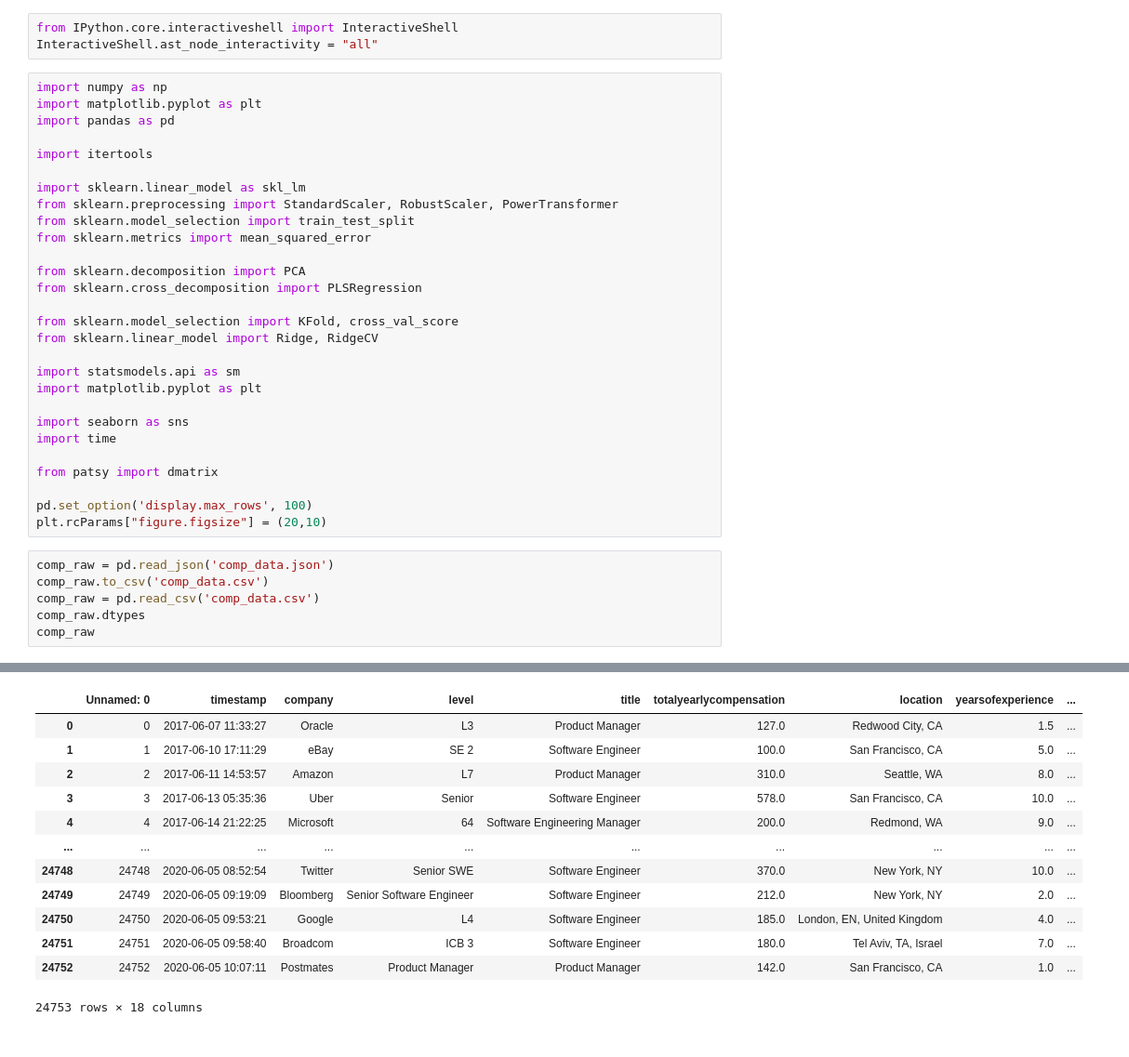
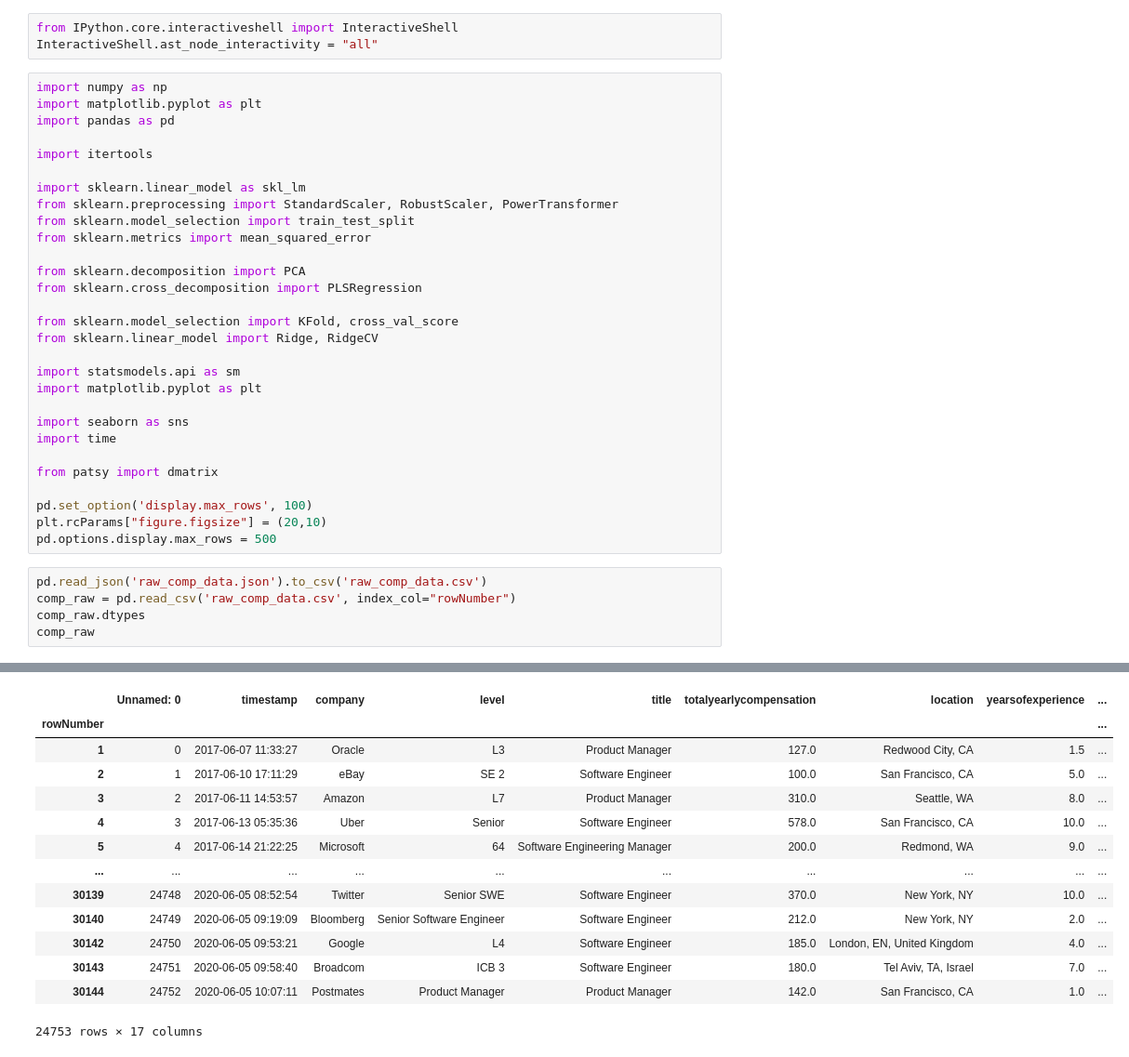
Before and after one commit to simonayzman/CompensationNegotiation, a Jupyter notebook: data/DataCleaning.ipynb, the cells around one changed output, grey strips where cells are left out. Shown at 93% size. Drawn from its saved outputs; the diff is of its cells as text.

```diff
--- a/data/DataCleaning.ipynb
+++ b/data/DataCleaning.ipynb
@@ -29,10 +29,10 @@ from patsy import dmatrix
 
 pd.set_option('display.max_rows', 100)
 plt.rcParams["figure.figsize"] = (20,10)
+pd.options.display.max_rows = 500
 # %%
-comp_raw = pd.read_json('comp_data.json')
-comp_raw.to_csv('comp_data.csv')
-comp_raw = pd.read_csv('comp_data.csv')
+pd.read_json('raw_comp_data.json').to_csv('raw_comp_data.csv')
+comp_raw = pd.read_csv('raw_comp_data.csv', index_col="rowNumber")
 comp_raw.dtypes
 comp_raw
 # %% [output]
@@ -57,14 +56,15 @@ rowNumber                    int64
 dtype: object
 |  | Unnamed: 0 | timestamp | company | level | title | totalyearlycompensation | location | yearsofexperience | ... |
-| 0 | 0 | 2017-06-07 11:33:27 | Oracle | L3 | Product Manager | 127.0 | Redwood City, CA | 1.5 | ... |
-| 1 | 1 | 2017-06-10 17:11:29 | eBay | SE 2 | Software Engineer | 100.0 | San Francisco, CA | 5.0 | ... |
-| 2 | 2 | 2017-06-11 14:53:57 | Amazon | L7 | Product Manager | 310.0 | Seattle, WA | 8.0 | ... |
-| 3 | 3 | 2017-06-13 05:35:36 | Uber | Senior | Software Engineer | 578.0 | San Francisco, CA | 10.0 | ... |
-| 4 | 4 | 2017-06-14 21:22:25 | Microsoft | 64 | Software Engineering Manager | 200.0 | Redmond, WA | 9.0 | ... |
+| rowNumber |  |  |  |  |  |  |  |  | ... |
+| 1 | 0 | 2017-06-07 11:33:27 | Oracle | L3 | Product Manager | 127.0 | Redwood City, CA | 1.5 | ... |
+| 2 | 1 | 2017-06-10 17:11:29 | eBay | SE 2 | Software Engineer | 100.0 | San Francisco, CA | 5.0 | ... |
+| 3 | 2 | 2017-06-11 14:53:57 | Amazon | L7 | Product Manager | 310.0 | Seattle, WA | 8.0 | ... |
+| 4 | 3 | 2017-06-13 05:35:36 | Uber | Senior | Software Engineer | 578.0 | San Francisco, CA | 10.0 | ... |
+| 5 | 4 | 2017-06-14 21:22:25 | Microsoft | 64 | Software Engineering Manager | 200.0 | Redmond, WA | 9.0 | ... |
 | ... | ... | ... | ... | ... | ... | ... | ... | ... | ... |
-| 24748 | 24748 | 2020-06-05 08:52:54 | Twitter | Senior SWE | Software Engineer | 370.0 | New York, NY | 10.0 | ... |
-| 24749 | 24749 | 2020-06-05 09:19:09 | Bloomberg | Senior Software Engineer | Software Engineer | 212.0 | New York, NY | 2.0 | ... |
-| 24750 | 24750 | 2020-06-05 09:53:21 | Google | L4 | Software Engineer | 185.0 | London, EN, United Kingdom | 4.0 | ... |
-| 24751 | 24751 | 2020-06-05 09:58:40 | Broadcom | ICB 3 | Software Engineer | 180.0 | Tel Aviv, TA, Israel | 7.0 | ... |
-| 24752 | 24752 | 2020-06-05 10:07:11 | Postmates | Product Manager | Product Manager | 142.0 | San Francisco, CA | 1.0 | ... |
+| 30139 | 24748 | 2020-06-05 08:52:54 | Twitter | Senior SWE | Software Engineer | 370.0 | New York, NY | 10.0 | ... |
+| 30140 | 24749 | 2020-06-05 09:19:09 | Bloomberg | Senior Software Engineer | Software Engineer | 212.0 | New York, NY | 2.0 | ... |
+| 30142 | 24750 | 2020-06-05 09:53:21 | Google | L4 | Software Engineer | 185.0 | London, EN, United Kingdom | 4.0 | ... |
+| 30143 | 24751 | 2020-06-05 09:58:40 | Broadcom | ICB 3 | Software Engineer | 180.0 | Tel Aviv, TA, Israel | 7.0 | ... |
+| 30144 | 24752 | 2020-06-05 10:07:11 | Postmates | Product Manager | Product Manager | 142.0 | San Francisco, CA | 1.0 | ... |
-24753 rows × 18 columns
+24753 rows × 17 columns
```
Also changed, not shown: parts of 27 cells of this notebook.
